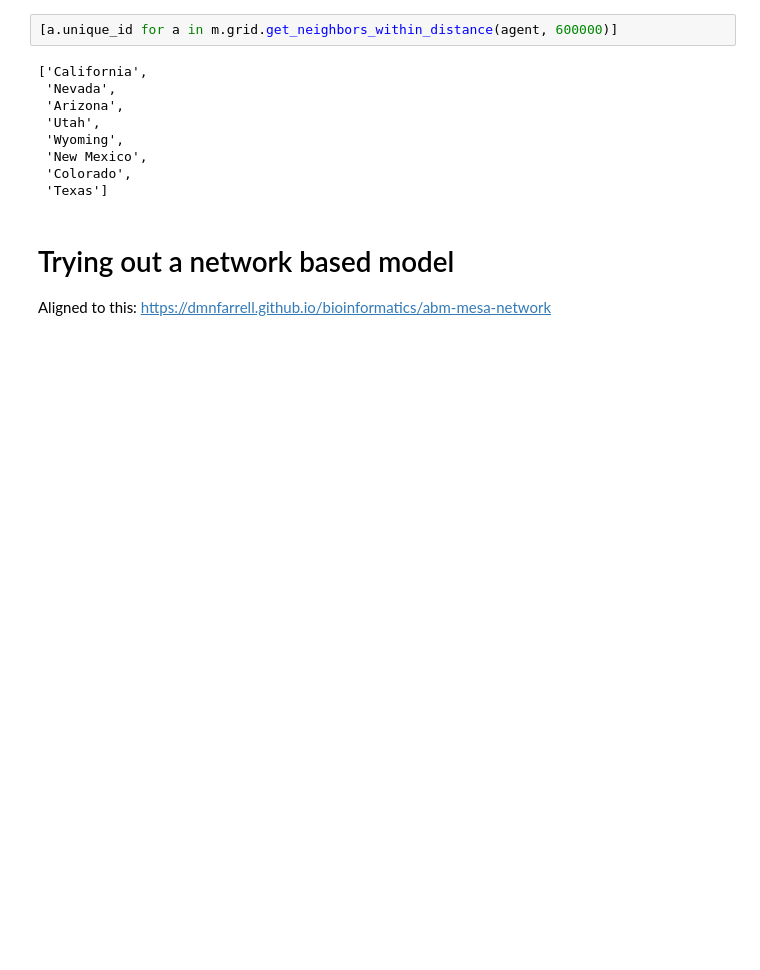
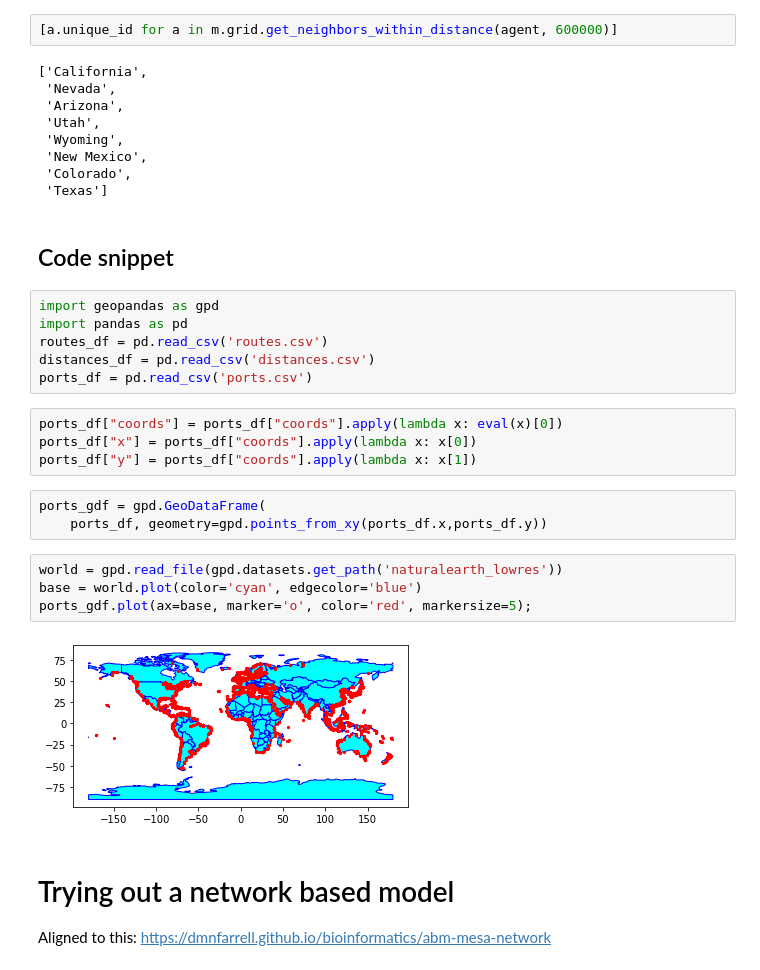
Before and after one commit to jvschlierf/Networks-ships-reroutes, a Jupyter notebook: test.ipynb, the cells around one changed output. Drawn from its saved outputs; the diff is of its cells as text; blank space fills up the shorter version.

```diff
--- a/test.ipynb
+++ b/test.ipynb
@@ -56,6 +54,27 @@ print([a.unique_id for a in neighbors])
  'New Mexico',
  'Colorado',
  'Texas']
+# %% [markdown]
+## Code snippet
+# %%
+import geopandas as gpd
+import pandas as pd
+routes_df = pd.read_csv('routes.csv')
+distances_df = pd.read_csv('distances.csv')
+ports_df = pd.read_csv('ports.csv')
+# %%
+ports_df["coords"] = ports_df["coords"].apply(lambda x: eval(x)[0])
+ports_df["x"] = ports_df["coords"].apply(lambda x: x[0])
+ports_df["y"] = ports_df["coords"].apply(lambda x: x[1])
+# %%
+ports_gdf = gpd.GeoDataFrame(
+    ports_df, geometry=gpd.points_from_xy(ports_df.x,ports_df.y))
+# %%
+world = gpd.read_file(gpd.datasets.get_path('naturalearth_lowres'))
+base = world.plot(color='cyan', edgecolor='blue')
+ports_gdf.plot(ax=base, marker='o', color='red', markersize=5);
+# %% [output]
+[figure, added]
 # %% [markdown]
 # Trying out a network based model
 Aligned to this:
```
Also changed, not shown: parts of 19 cells of this notebook, 1 other file.
